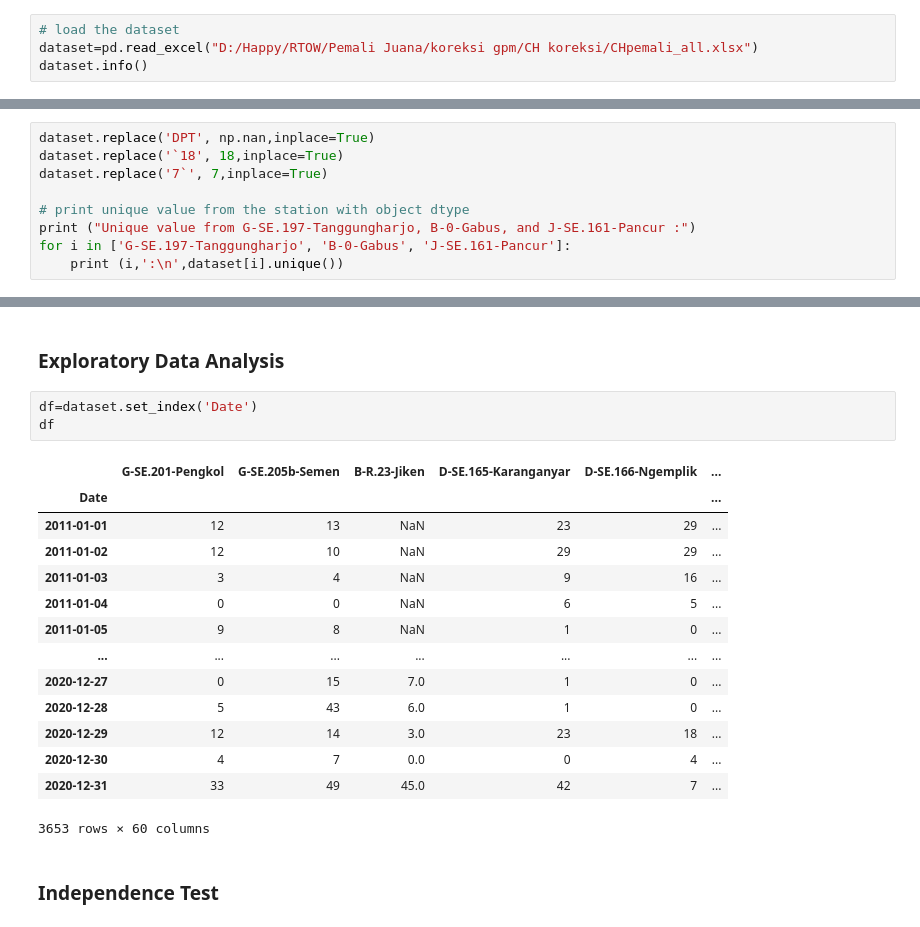
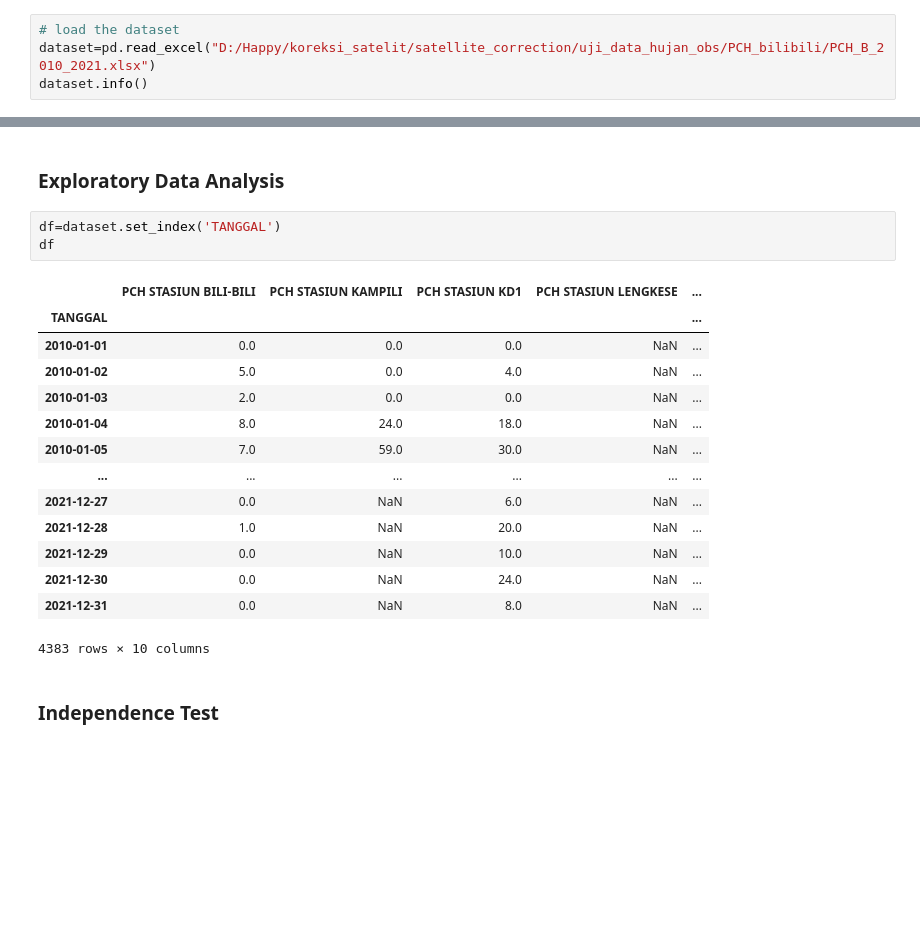
Before and after one commit to TriannaHappy/satellite_correction, a Jupyter notebook: uji_data_hujan_obs/QC_rainfall_data.ipynb, the cells around one changed output, grey strips where cells are left out. Cells and saved outputs as stored; diff of their text form; blank space fills up the shorter version.

```diff
--- a/uji_data_hujan_obs/QC_rainfall_data.ipynb
+++ b/uji_data_hujan_obs/QC_rainfall_data.ipynb
@@ -33,6 +27,6 @@ list_st[0][74:-4]
 # %%
 # load the dataset
-dataset=pd.read_excel("D:/Happy/RTOW/Pemali Juana/koreksi gpm/CH koreksi/CHpemali_all.xlsx")
+dataset=pd.read_excel("D:/Happy/koreksi_satelit/satellite_correction/uji_data_hujan_obs/PCH_bilibili/PCH_B_2010_2021.xlsx")
 dataset.info()
 # %% [output]
 <class 'pandas.core.frame.DataFrame'>
@@ -84,9 +64,0 @@ we have 'DPT', '`18', and '7`' as an object dtype, we have to change the value i
-# %%
-dataset.replace('DPT', np.nan,inplace=True)
-dataset.replace('`18', 18,inplace=True)
-dataset.replace('7`', 7,inplace=True)
-
-# print unique value from the station with object dtype
-print ("Unique value from G-SE.197-Tanggungharjo, B-0-Gabus, and J-SE.161-Pancur :")
-for i in ['G-SE.197-Tanggungharjo', 'B-0-Gabus', 'J-SE.161-Pancur']:
-    print (i,':\n',dataset[i].unique())
@@ -134,23 +68,23 @@ Next, we will change the index into datetime index.
 # %% [markdown]
 ### Exploratory Data Analysis
 # %%
-df=dataset.set_index('Date')
+df=dataset.set_index('TANGGAL')
 df
 # %% [output]
-|  | G-SE.201-Pengkol | G-SE.205b-Semen | B-R.23-Jiken | D-SE.165-Karanganyar | D-SE.166-Ngemplik | ... |
-| Date |  |  |  |  |  | ... |
-| 2011-01-01 | 12 | 13 | NaN | 23 | 29 | ... |
-| 2011-01-02 | 12 | 10 | NaN | 29 | 29 | ... |
-| 2011-01-03 | 3 | 4 | NaN | 9 | 16 | ... |
-| 2011-01-04 | 0 | 0 | NaN | 6 | 5 | ... |
-| 2011-01-05 | 9 | 8 | NaN | 1 | 0 | ... |
-| ... | ... | ... | ... | ... | ... | ... |
-| 2020-12-27 | 0 | 15 | 7.0 | 1 | 0 | ... |
-| 2020-12-28 | 5 | 43 | 6.0 | 1 | 0 | ... |
-| 2020-12-29 | 12 | 14 | 3.0 | 23 | 18 | ... |
-| 2020-12-30 | 4 | 7 | 0.0 | 0 | 4 | ... |
-| 2020-12-31 | 33 | 49 | 45.0 | 42 | 7 | ... |
+|  | PCH STASIUN BILI-BILI | PCH STASIUN KAMPILI | PCH STASIUN KD1 | PCH STASIUN LENGKESE | ... |
+| TANGGAL |  |  |  |  | ... |
+| 2010-01-01 | 0.0 | 0.0 | 0.0 | NaN | ... |
+| 2010-01-02 | 5.0 | 0.0 | 4.0 | NaN | ... |
+| 2010-01-03 | 2.0 | 0.0 | 0.0 | NaN | ... |
+| 2010-01-04 | 8.0 | 24.0 | 18.0 | NaN | ... |
+| 2010-01-05 | 7.0 | 59.0 | 30.0 | NaN | ... |
+| ... | ... | ... | ... | ... | ... |
+| 2021-12-27 | 0.0 | NaN | 6.0 | NaN | ... |
+| 2021-12-28 | 1.0 | NaN | 20.0 | NaN | ... |
+| 2021-12-29 | 0.0 | NaN | 10.0 | NaN | ... |
+| 2021-12-30 | 0.0 | NaN | 24.0 | NaN | ... |
+| 2021-12-31 | 0.0 | NaN | 8.0 | NaN | ... |
-3653 rows × 60 columns
+4383 rows × 10 columns
 # %% [markdown]
 ### Independence Test
 # %% [markdown]
```
Also changed, not shown: parts of 24 cells of this notebook, 2 other files.
